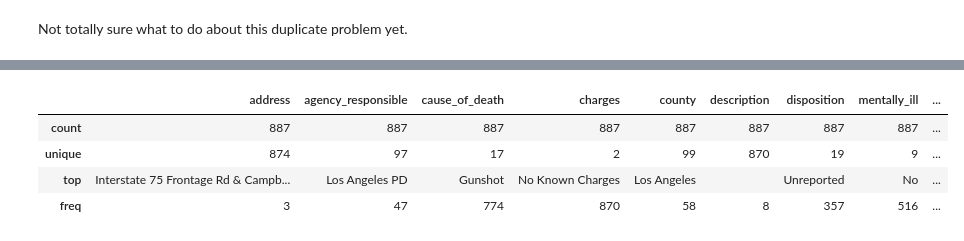
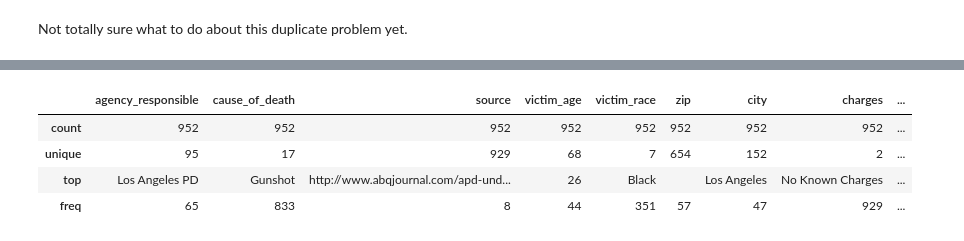
Before and after one commit to mapping-police-violence/cities-breakdown, a Jupyter notebook: Mapping Police Violence Data.ipynb, the cells around one changed output, grey strips where cells are left out. Saved outputs shown, nothing was run; the diff lists cells and outputs as text; code cells hidden in the pictures.

```diff
--- a/Mapping Police Violence Data.ipynb
+++ b/Mapping Police Violence Data.ipynb
@@ -29,7 +29,7 @@ data.pop(0)
 # %%
 import pandas
 
-frame = pandas.DataFrame(data)
-frame = frame.drop(None, 1)
-frame.describe()
+killings = pandas.DataFrame(data)
+killings = killings.drop(None, 1)
+killings.describe()
 # %% [output]
@@ -65,11 +48,11 @@ Unknown       3
 White         1
 Name: victim_gender, dtype: int64
 # %%
-nonsense_genders = frame['victim_gender'].str.contains('White')
-frame.loc[nonsense_genders, 'victim_gender'] = 'Unknown'
-blank_genders = frame['victim_gender'].str.len() == 0
-frame.loc[blank_genders, 'victim_gender'] = 'Unknown'
-frame['victim_gender'].value_counts()
+nonsense_genders = killings['victim_gender'].str.contains('White')
+killings.loc[nonsense_genders, 'victim_gender'] = 'Unknown'
+blank_genders = killings['victim_gender'].str.len() == 0
+killings.loc[blank_genders, 'victim_gender'] = 'Unknown'
+killings['victim_gender'].value_counts()
 # %% [output]
 Male       3261
 Female      217
@@ -106,7 +61,7 @@ multi_agency
 # %% [markdown]
 Not totally sure what to do about this duplicate problem yet.
 # %%
-cities = pandas.read_csv('data/cities.csv')
+cities = pandas.read_csv('data/cities_corrected.csv')
 
 # Normalizing, this is filtered on City, State so the state in the city name is extraneous
 cities['City'] = cities['City'].str.replace('Kansas City Missouri', 'Kansas City')
@@ -136,59 +131,45 @@ city_names.columns = ['city', 'state']
 # %%
-# Limit the murders to the largest cities
-merged = frame.merge(city_names, on=['city', 'state'])
-
 # Normalize spelling
-merged['agency_responsible'] = merged['agency_responsible'].str.replace('Polce', 'Police')
-merged['agency_responsible'] = merged['agency_responsible'].str.replace('Charlotte-Mecklenberg', 'Charlotte-Mecklenburg')
-merged['agency_responsible'] = merged['agency_responsible'].str.replace('Washington Metropolitan Police Department', 'DC Metropolitan Police Department')
+killings['agency_responsible'] = killings['agency_responsible'].str.replace('Polce', 'Police')
+killings['agency_responsible'] = killings['agency_responsible'].str.replace('Charlotte-Mecklenberg', 'Charlotte-Mecklenburg')
+killings['agency_responsible'] = killings['agency_responsible'].str.replace('Washington Metropolitan Police Department', 'DC Metropolitan Police Department')
 
 # Multi- and mis-attributions
 replacements = {
     'Brian Lipp': 'Toledo Police Department',
     'Kenneth Jewell Stafford': 'Reno Police Department',
     'Mark Jeffrey Kaplan': 'Phoenix Police Department',
     'Carl Lao': 'Stockton Police Department',
     'Jesse Gibbons': 'Lexington Police Department',
     'Patrick Heki': 'Las Vegas Metropolitan Police Department'
 }
 
-misattributions = merged[merged['victim_name'].isin(replacements.keys())]
+misattributions = killings[killings['victim_name'].isin(replacements.keys())]
 # Make sure they all matched and the names are unique
 assert misattributions['victim_name'].size == len(replacements.keys())
 for name in replacements:
-    merged.loc[merged['victim_name'] == name, 'agency_responsible'] = replacements[name]
+    killings.loc[killings['victim_name'] == name, 'agency_responsible'] = replacements[name]
 
 # Shorten the names by using common abbreviations
-merged['agency_responsible'] = merged['agency_responsible'].str.replace('Police Department', 'PD')
-merged['agency_responsible'] = merged['agency_responsible'].str.replace('Metropolitan', 'Metro')
+killings['agency_responsible'] = killings['agency_responsible'].str.replace('Police Department', 'PD')
+killings['agency_responsible'] = killings['agency_responsible'].str.replace('Metropolitan', 'Metro')
+cities['police_department'] = cities['police_department'].str.replace('Police Department', 'PD')
+cities['police_department'] = cities['police_department'].str.replace('Metropolitan', 'Metro')
 
 # Normalize the text by removing ending periods and fancy apostrophes
-merged['agency_responsible'] = merged['agency_responsible'].str.replace('’', '\'')
-merged['agency_responsible'] = merged['agency_responsible'].str.replace('\.$', '')
+killings['agency_responsible'] = killings['agency_responsible'].str.replace('’', '\'')
+killings['agency_responsible'] = killings['agency_responsible'].str.replace('\.$', '')
 
-city_departments = city_names['city'].map(lambda name: name + ' PD')
-other_names = pandas.Series([
-    'Indianapolis Metro PD',
-    'Jacksonville Sheriff\'s Office',
-    'DC Metro PD',
-    'Columbus Police Division',
-    'Charlotte-Mecklenburg PD',
-    'Metro Nashville PD',
-    'Louisville Metro PD',
-    'Las Vegas Metro PD',
-    'Cleveland Police Division',
-    'Portland Police Bureau',
-    'St. Louis Metro PD'
-])
-city_departments = city_departments.append(other_names)
+city_departments = cities[['state', 'police_department']]
+city_department_list = city_departments['police_department'].str.cat(city_departments['state'])
 
-city_department_homicides = merged[merged['agency_responsible'].isin(city_departments)]
+city_department_homicides = killings[killings['agency_responsible'].str.cat(killings['state']).isin(city_department_list)]
 city_department_homicides.describe()
 # %% [output]
-|  | address | agency_responsible | cause_of_death | charges | county | description | disposition | mentally_ill | ... |
-| count | 887 | 887 | 887 | 887 | 887 | 887 | 887 | 887 | ... |
-| unique | 874 | 97 | 17 | 2 | 99 | 870 | 19 | 9 | ... |
-| top | Interstate 75 Frontage Rd & Campb... | Los Angeles PD | Gunshot | No Known Charges | Los Angeles |  | Unreported | No | ... |
-| freq | 3 | 47 | 774 | 870 | 58 | 8 | 357 | 516 | ... |
+|  | agency_responsible | cause_of_death | source | victim_age | victim_race | zip | city | charges | ... |
+| count | 952 | 952 | 952 | 952 | 952 | 952 | 952 | 952 | ... |
+| unique | 95 | 17 | 929 | 68 | 7 | 654 | 152 | 2 | ... |
+| top | Los Angeles PD | Gunshot | http://www.abqjournal.com/apd-und... | 26 | Black |  | Los Angeles | No Known Charges | ... |
+| freq | 65 | 833 | 8 | 44 | 351 | 57 | 47 | 929 | ... |
 # %%
 city_department_homicides.to_csv(path_or_buf='./data/filtered.csv', index_label='key')
```
Also changed, not shown: parts of 21 cells of this notebook, 12 other files.
